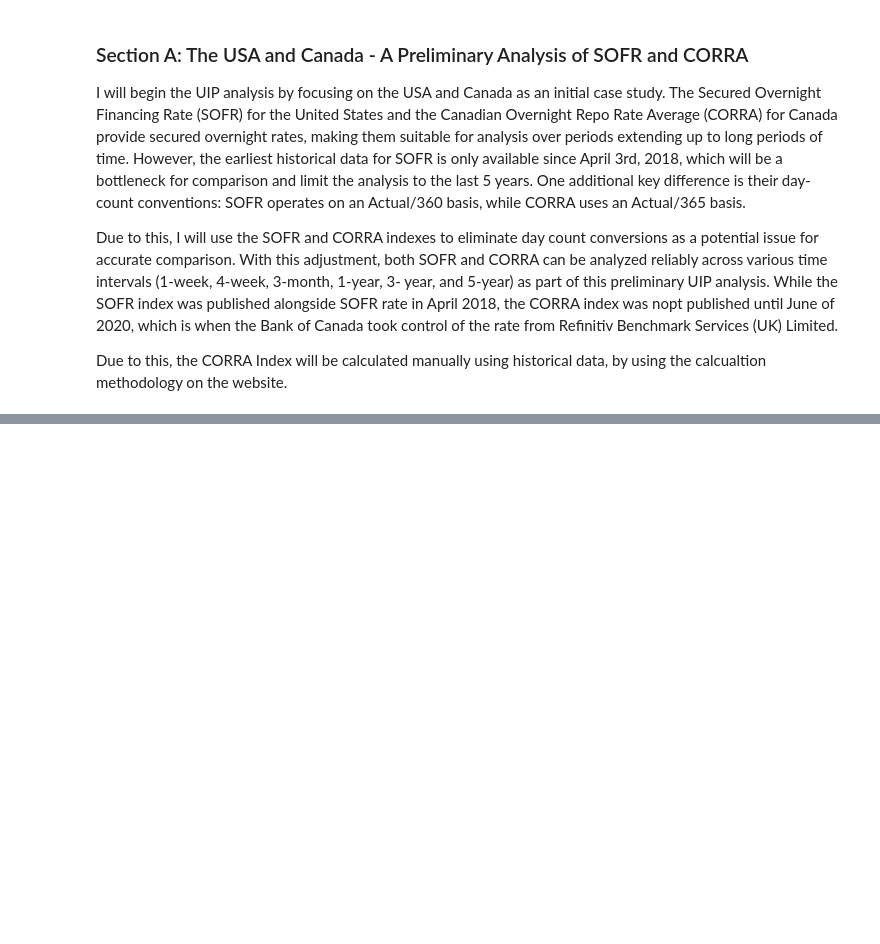
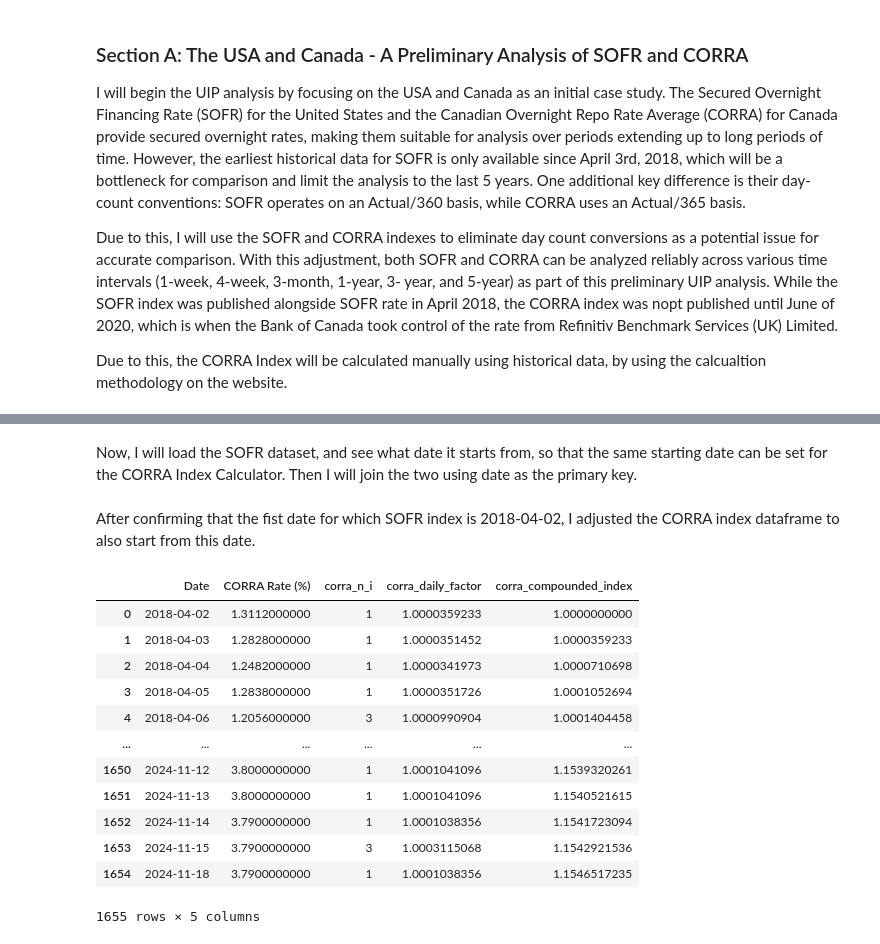
Before and after one commit to danialramzan/uncovered-interest-rate-parity, a Jupyter notebook: writeup.ipynb, the cells around one changed output, grey strips where cells are left out. Drawn from its saved outputs; the diff is of its cells as text; code cells hidden in the pictures; blank space fills up the shorter version.

```diff
--- a/writeup.ipynb
+++ b/writeup.ipynb
@@ -176,0 +203,22 @@ compounded_table.head(10)
+# %% [markdown]
+Now, I will load the SOFR dataset, and see what date it starts from, so that the same starting date can be set for the CORRA Index Calculator. Then I will join the two using date as the primary key.
+# %% [markdown]
+After confirming that the fist date for which SOFR index is 2018-04-02, I adjusted the CORRA index dataframe to also start from this date.
+# %%
+compounded_table = return_corra_index('2018-04-02', '2024-11-18')
+
+compounded_table
+# %% [output]
+|  | Date | CORRA Rate (%) | corra_n_i | corra_daily_factor | corra_compounded_index |
+| 0 | 2018-04-02 | 1.3112000000 | 1 | 1.0000359233 | 1.0000000000 |
+| 1 | 2018-04-03 | 1.2828000000 | 1 | 1.0000351452 | 1.0000359233 |
+| 2 | 2018-04-04 | 1.2482000000 | 1 | 1.0000341973 | 1.0000710698 |
+| 3 | 2018-04-05 | 1.2838000000 | 1 | 1.0000351726 | 1.0001052694 |
+| 4 | 2018-04-06 | 1.2056000000 | 3 | 1.0000990904 | 1.0001404458 |
+| ... | ... | ... | ... | ... | ... |
+| 1650 | 2024-11-12 | 3.8000000000 | 1 | 1.0001041096 | 1.1539320261 |
+| 1651 | 2024-11-13 | 3.8000000000 | 1 | 1.0001041096 | 1.1540521615 |
+| 1652 | 2024-11-14 | 3.7900000000 | 1 | 1.0001038356 | 1.1541723094 |
+| 1653 | 2024-11-15 | 3.7900000000 | 3 | 1.0003115068 | 1.1542921536 |
+| 1654 | 2024-11-18 | 3.7900000000 | 1 | 1.0001038356 | 1.1546517235 |
+1655 rows × 5 columns
```
Also changed, not shown: parts of 12 cells of this notebook.
